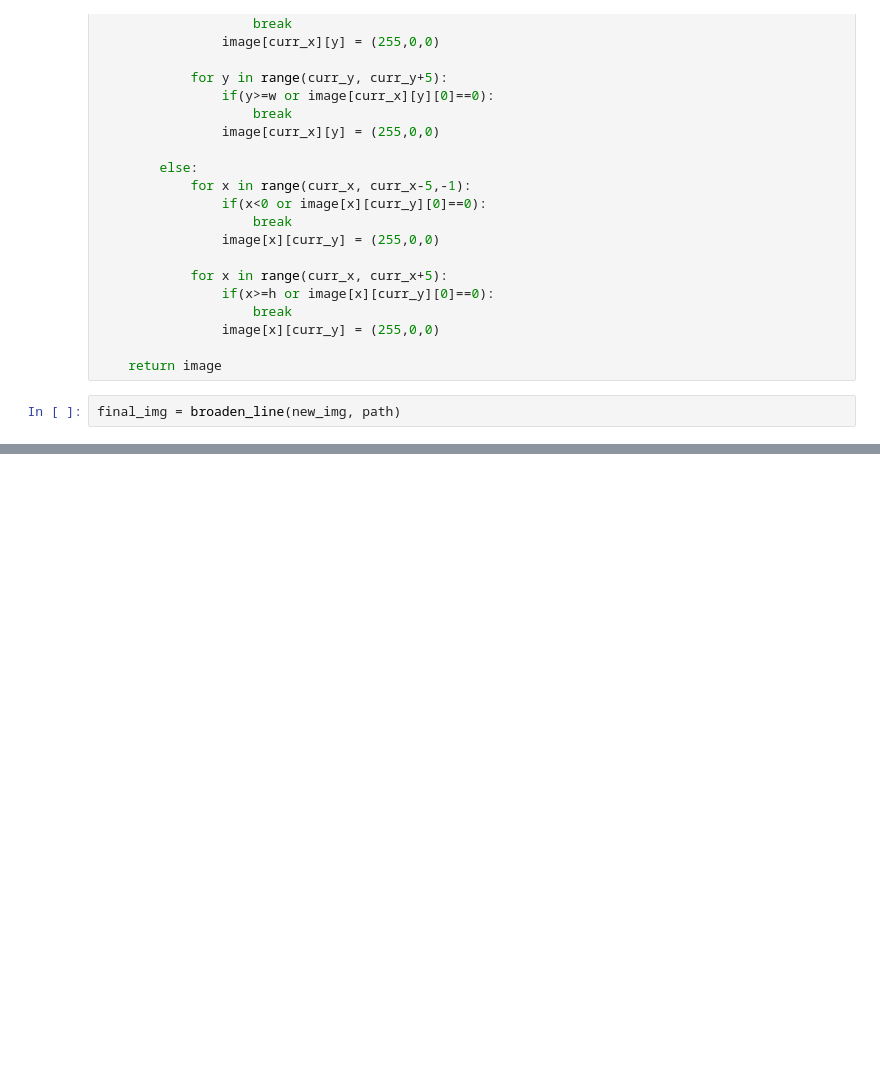
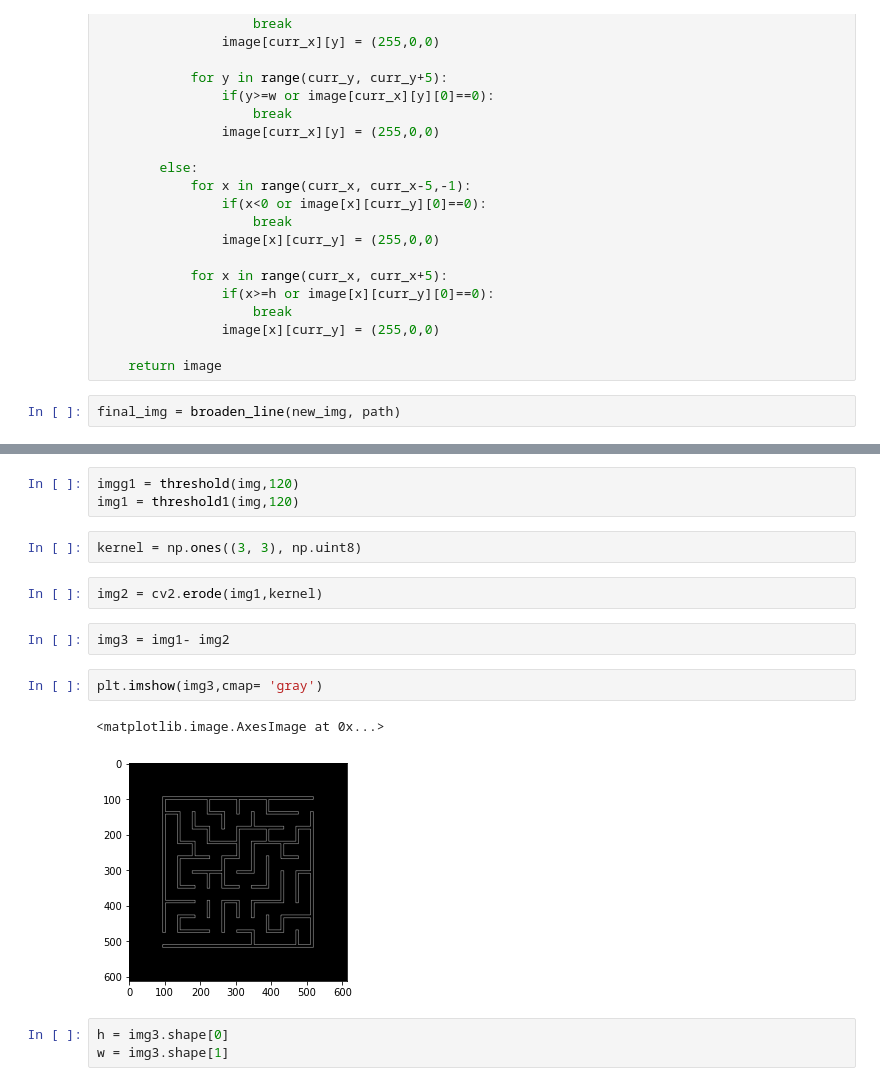
Before and after one commit to Prasoon-Garg/Maze-Solver, a Jupyter notebook: src/PathFinder_Temp.ipynb, the cells around one changed output, grey strips where cells are left out. Drawn from its saved outputs; the diff is of its cells as text; blank space fills up the shorter version.

```diff
--- a/src/PathFinder_Temp.ipynb
+++ b/src/PathFinder_Temp.ipynb
@@ -168,0 +200,17 @@ plt.imshow(final_img)
+# %%
+imgg1 = threshold(img,120)
+img1 = threshold1(img,120)
+# %%
+kernel = np.ones((3, 3), np.uint8)
+# %%
+img2 = cv2.erode(img1,kernel)
+# %%
+img3 = img1- img2
+# %%
+plt.imshow(img3,cmap= 'gray')
+# %% [output]
+<matplotlib.image.AxesImage at 0x...>
+[figure, added]
+# %%
+h = img3.shape[0]
+w = img3.shape[1]
```
Also changed, not shown: parts of 20 cells of this notebook.
